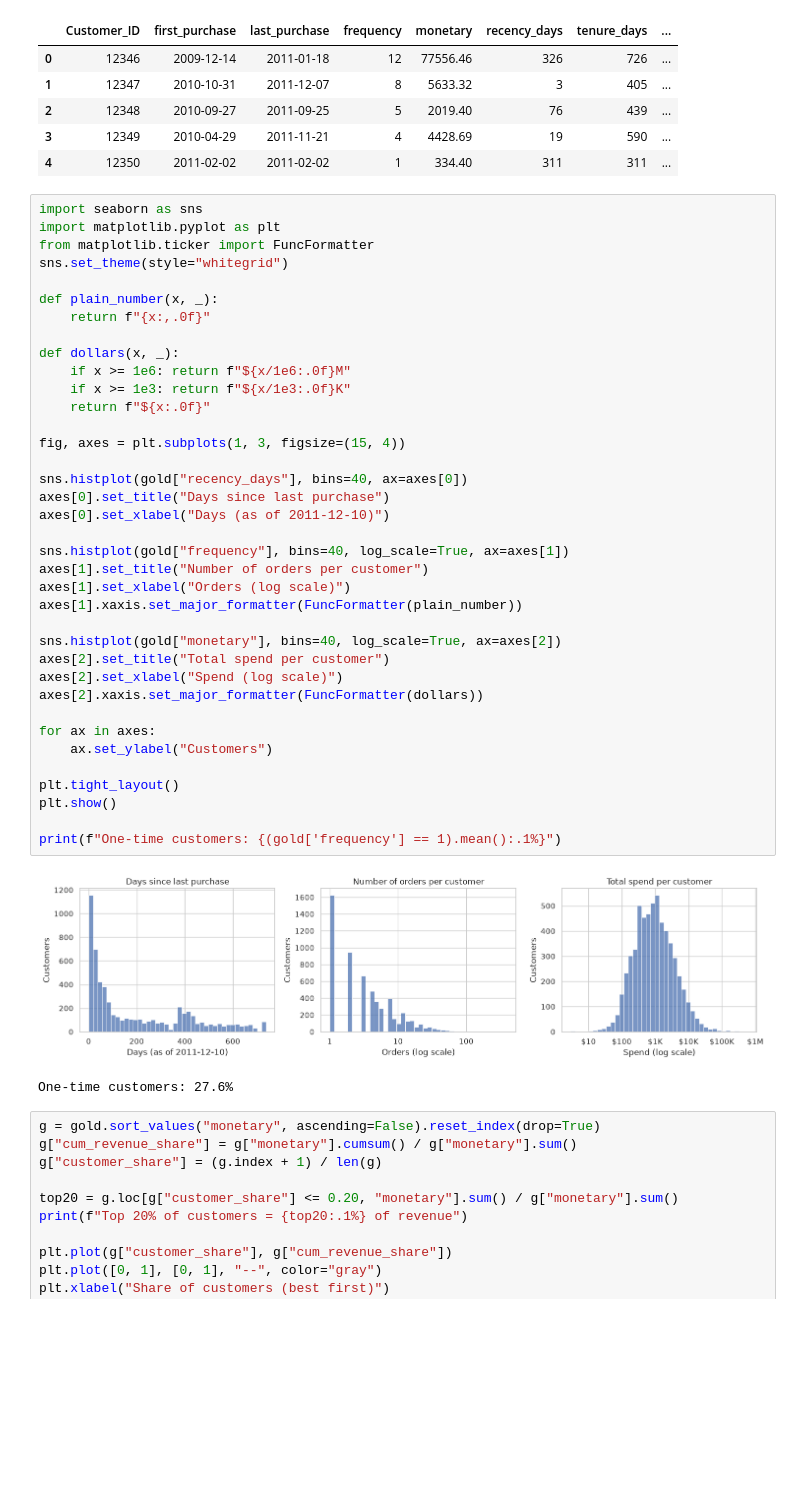
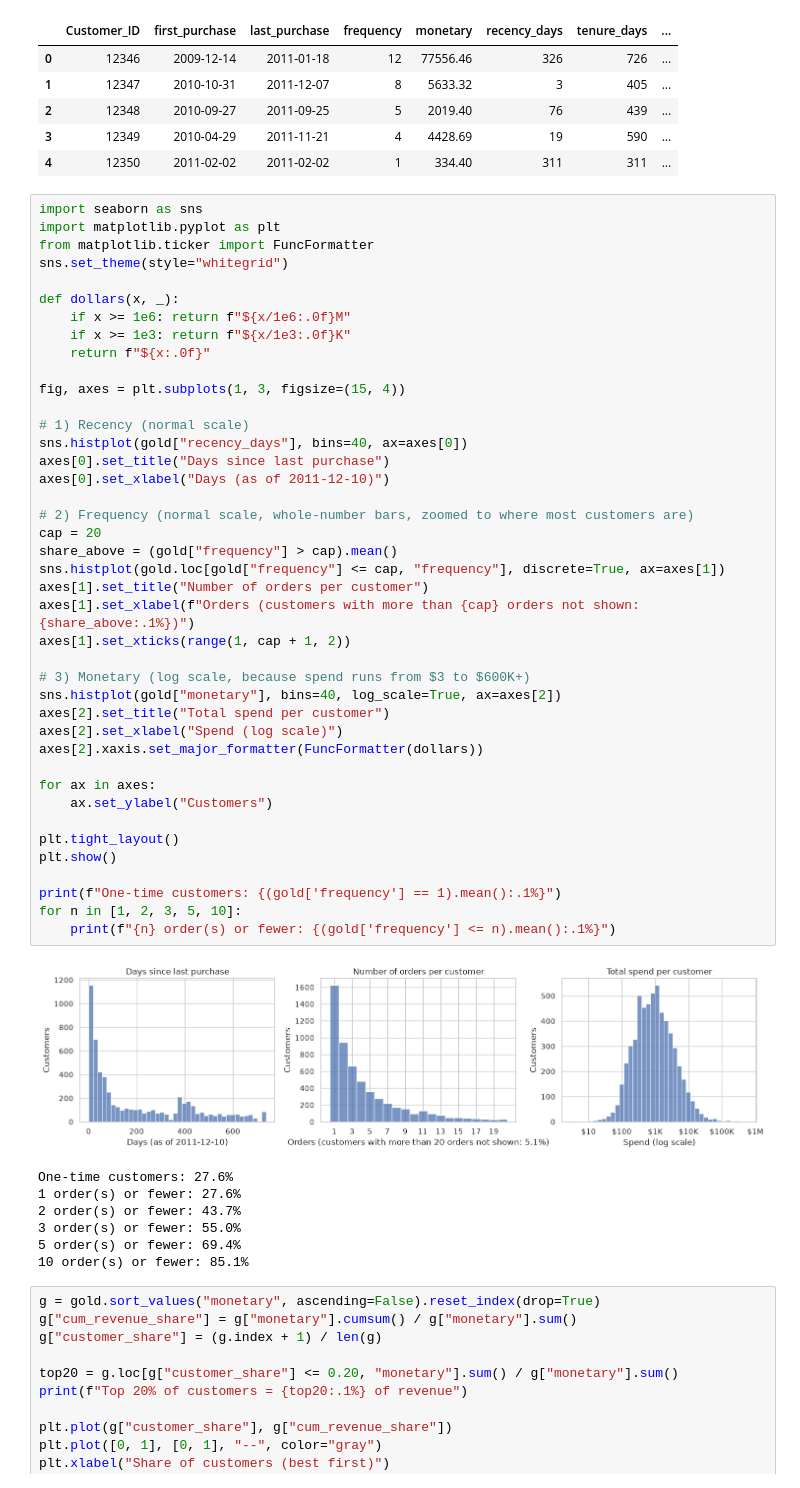
Before and after one commit to Jshort805/online-retail-ltv-churn-medallion, a Jupyter notebook: notebooks/03_gold_rfm_cohorts.ipynb, the cells around one changed output. Cells and saved outputs as stored; diff of their text form; blank space fills up the shorter version.

Commit message:
Changes to Gold

```diff
--- a/notebooks/03_gold_rfm_cohorts.ipynb
+++ b/notebooks/03_gold_rfm_cohorts.ipynb
@@ -104,41 +104,50 @@ import seaborn as sns
 import matplotlib.pyplot as plt
 from matplotlib.ticker import FuncFormatter
 sns.set_theme(style="whitegrid")
-
-def plain_number(x, _):
-    return f"{x:,.0f}"
 
 def dollars(x, _):
     if x >= 1e6: return f"${x/1e6:.0f}M"
     if x >= 1e3: return f"${x/1e3:.0f}K"
     return f"${x:.0f}"
 
 fig, axes = plt.subplots(1, 3, figsize=(15, 4))
 
+# 1) Recency (normal scale)
 sns.histplot(gold["recency_days"], bins=40, ax=axes[0])
 axes[0].set_title("Days since last purchase")
 axes[0].set_xlabel("Days (as of 2011-12-10)")
 
-sns.histplot(gold["frequency"], bins=40, log_scale=True, ax=axes[1])
+# 2) Frequency (normal scale, whole-number bars, zoomed to where most customers are)
+cap = 20
+share_above = (gold["frequency"] > cap).mean()
+sns.histplot(gold.loc[gold["frequency"] <= cap, "frequency"], discrete=True, ax=axes[1])
 axes[1].set_title("Number of orders per customer")
-axes[1].set_xlabel("Orders (log scale)")
-axes[1].xaxis.set_major_formatter(FuncFormatter(plain_number))
+axes[1].set_xlabel(f"Orders (customers with more than {cap} orders not shown: {share_above:.1%})")
+axes[1].set_xticks(range(1, cap + 1, 2))
 
+# 3) Monetary (log scale, because spend runs from $3 to $600K+)
 sns.histplot(gold["monetary"], bins=40, log_scale=True, ax=axes[2])
 axes[2].set_title("Total spend per customer")
 axes[2].set_xlabel("Spend (log scale)")
 axes[2].xaxis.set_major_formatter(FuncFormatter(dollars))
 
 for ax in axes:
     ax.set_ylabel("Customers")
 
 plt.tight_layout()
 plt.show()
 
 print(f"One-time customers: {(gold['frequency'] == 1).mean():.1%}")
+for n in [1, 2, 3, 5, 10]:
+    print(f"{n} order(s) or fewer: {(gold['frequency'] <= n).mean():.1%}")
 # %% [output]
-[figure, old version]
+[figure, new version]
 One-time customers: 27.6%
+1 order(s) or fewer: 27.6%
+2 order(s) or fewer: 43.7%
+3 order(s) or fewer: 55.0%
+5 order(s) or fewer: 69.4%
+10 order(s) or fewer: 85.1%
 # %%
 g = gold.sort_values("monetary", ascending=False).reset_index(drop=True)
 g["cum_revenue_share"] = g["monetary"].cumsum() / g["monetary"].sum()
```
